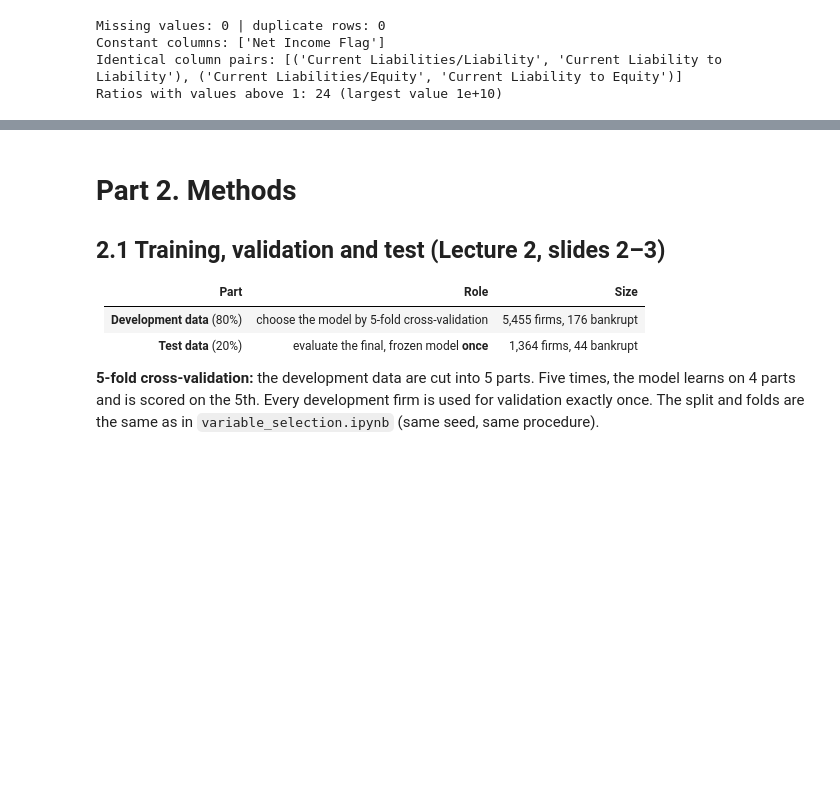
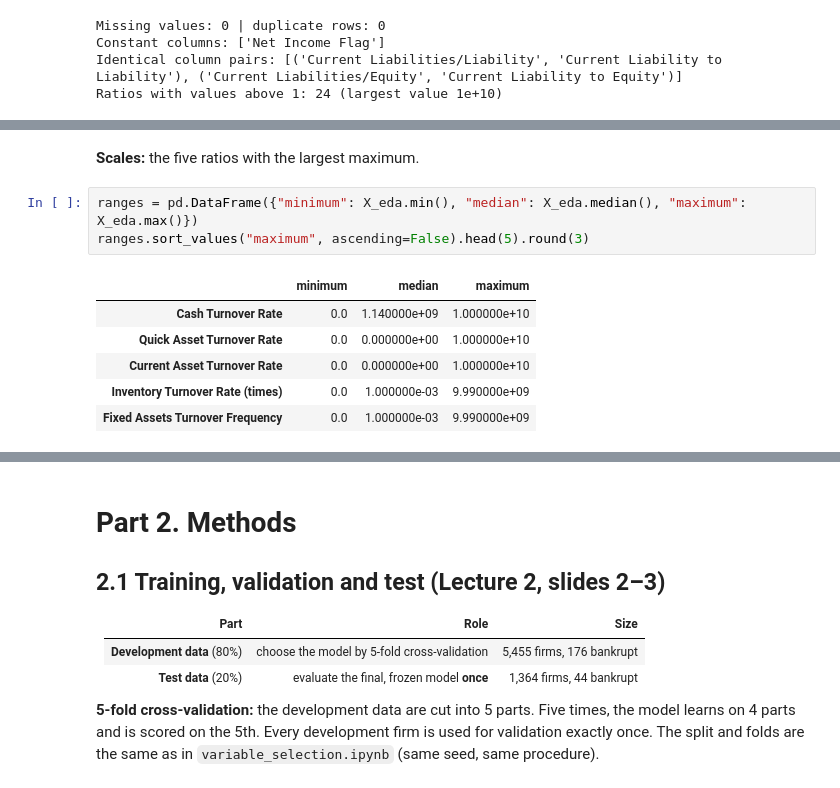
Before and after one commit to SARx613/Augmented-Decision-Final-Project, a Jupyter notebook: final_project.ipynb, the cells around one changed output, grey strips where cells are left out. Saved outputs shown, nothing was run; the diff lists cells and outputs as text; blank space fills up the shorter version.

```diff
--- a/final_project.ipynb
+++ b/final_project.ipynb
@@ -135,0 +134,12 @@ Everything that is *learned* from the data is learned from training rows only, i
+# %% [markdown]
+**Scales:** the five ratios with the largest maximum.
+# %%
+ranges = pd.DataFrame({"minimum": X_eda.min(), "median": X_eda.median(), "maximum": X_eda.max()})
+ranges.sort_values("maximum", ascending=False).head(5).round(3)
+# %% [output]
+|  | minimum | median | maximum |
+| Cash Turnover Rate | 0.0 | 1.140000e+09 | 1.000000e+10 |
+| Quick Asset Turnover Rate | 0.0 | 0.000000e+00 | 1.000000e+10 |
+| Current Asset Turnover Rate | 0.0 | 0.000000e+00 | 1.000000e+10 |
+| Inventory Turnover Rate (times) | 0.0 | 1.000000e-03 | 9.990000e+09 |
+| Fixed Assets Turnover Frequency | 0.0 | 1.000000e-03 | 9.990000e+09 |
```
Also changed, not shown: parts of 13 cells of this notebook, 2 other files.
